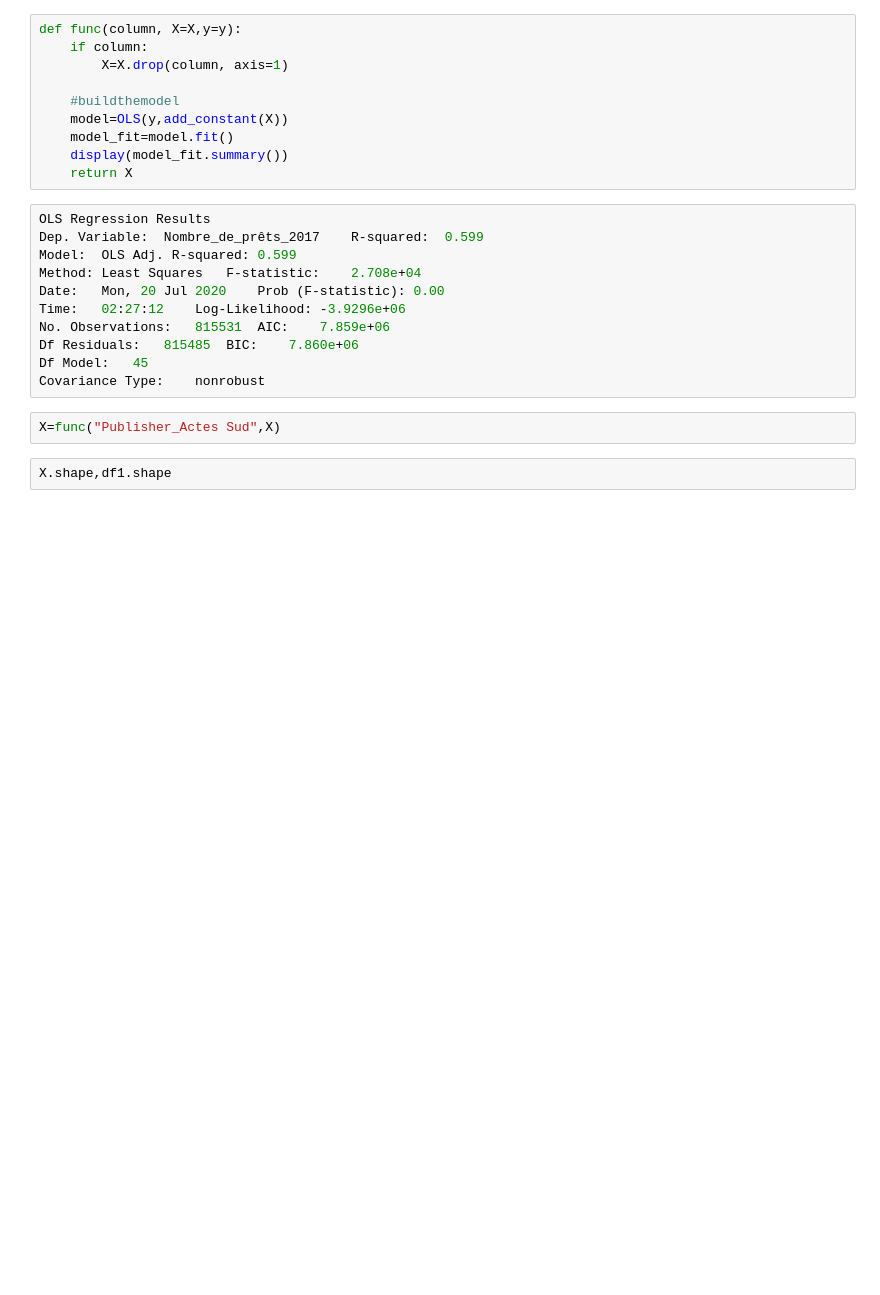
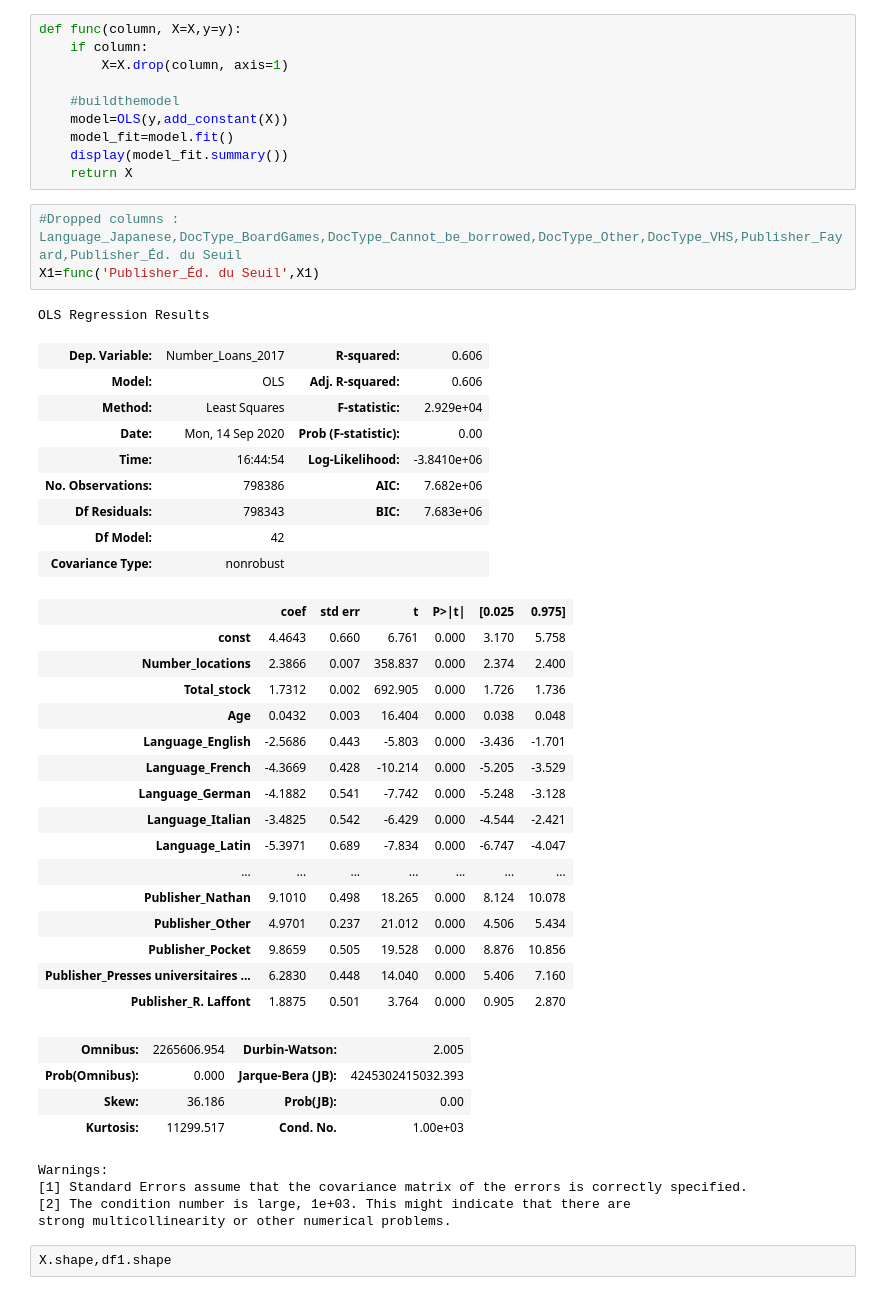
Before and after one commit to srosamont/Projects_Ironhack, a Jupyter notebook: Book_loan/Book_Loan_modeling.ipynb, the cells around one changed output. Cells and saved outputs as stored; diff of their text form; blank space fills up the shorter version.

```diff
--- a/Book_loan/Book_Loan_modeling.ipynb
+++ b/Book_loan/Book_Loan_modeling.ipynb
@@ -335,19 +396,44 @@ def func(column, X=X,y=y):
     model_fit=model.fit()
     display(model_fit.summary())
     return X
-# %%
-OLS Regression Results
-Dep. Variable:	Nombre_de_prêts_2017	R-squared:	0.599
-Model:	OLS	Adj. R-squared:	0.599
-Method:	Least Squares	F-statistic:	2.708e+04
-Date:	Mon, 20 Jul 2020	Prob (F-statistic):	0.00
-Time:	02:27:12	Log-Likelihood:	-3.9296e+06
-No. Observations:	815531	AIC:	7.859e+06
-Df Residuals:	815485	BIC:	7.860e+06
-Df Model:	45
-Covariance Type:	nonrobust
-# %%
-X=func("Publisher_Actes Sud",X)
+# %%
+#Dropped columns :  Language_Japanese,DocType_BoardGames,DocType_Cannot_be_borrowed,DocType_Other,DocType_VHS,Publisher_Fayard,Publisher_Éd. du Seuil
+X1=func('Publisher_Éd. du Seuil',X1)
+# %% [output]
+OLS Regression Results
+| Dep. Variable: | Number_Loans_2017 | R-squared: | 0.606 |
+| Model: | OLS | Adj. R-squared: | 0.606 |
+| Method: | Least Squares | F-statistic: | 2.929e+04 |
+| Date: | Mon, 14 Sep 2020 | Prob (F-statistic): | 0.00 |
+| Time: | 16:44:54 | Log-Likelihood: | -3.8410e+06 |
+| No. Observations: | 798386 | AIC: | 7.682e+06 |
+| Df Residuals: | 798343 | BIC: | 7.683e+06 |
+| Df Model: | 42 |  |  |
+| Covariance Type: | nonrobust |  |  |
+|  | coef | std err | t | P>|t| | [0.025 | 0.975] |
+| const | 4.4643 | 0.660 | 6.761 | 0.000 | 3.170 | 5.758 |
+| Number_locations | 2.3866 | 0.007 | 358.837 | 0.000 | 2.374 | 2.400 |
+| Total_stock | 1.7312 | 0.002 | 692.905 | 0.000 | 1.726 | 1.736 |
+| Age | 0.0432 | 0.003 | 16.404 | 0.000 | 0.038 | 0.048 |
+| Language_English | -2.5686 | 0.443 | -5.803 | 0.000 | -3.436 | -1.701 |
+| Language_French | -4.3669 | 0.428 | -10.214 | 0.000 | -5.205 | -3.529 |
+| Language_German | -4.1882 | 0.541 | -7.742 | 0.000 | -5.248 | -3.128 |
+| Language_Italian | -3.4825 | 0.542 | -6.429 | 0.000 | -4.544 | -2.421 |
+| Language_Latin | -5.3971 | 0.689 | -7.834 | 0.000 | -6.747 | -4.047 |
+| ... | ... | ... | ... | ... | ... | ... |
+| Publisher_Nathan | 9.1010 | 0.498 | 18.265 | 0.000 | 8.124 | 10.078 |
+| Publisher_Other | 4.9701 | 0.237 | 21.012 | 0.000 | 4.506 | 5.434 |
+| Publisher_Pocket | 9.8659 | 0.505 | 19.528 | 0.000 | 8.876 | 10.856 |
+| Publisher_Presses universitaires ... | 6.2830 | 0.448 | 14.040 | 0.000 | 5.406 | 7.160 |
+| Publisher_R. Laffont | 1.8875 | 0.501 | 3.764 | 0.000 | 0.905 | 2.870 |
+| Omnibus: | 2265606.954 | Durbin-Watson: | 2.005 |
+| Prob(Omnibus): | 0.000 | Jarque-Bera (JB): | 4245302415032.393 |
+| Skew: | 36.186 | Prob(JB): | 0.00 |
+| Kurtosis: | 11299.517 | Cond. No. | 1.00e+03 |
+Warnings:
+[1] Standard Errors assume that the covariance matrix of the errors is correctly specified.
+[2] The condition number is large, 1e+03. This might indicate that there are
+strong multicollinearity or other numerical problems.
 # %%
 X.shape,df1.shape
 # %% [markdown]
```
Also changed, not shown: parts of 8 cells of this notebook.
